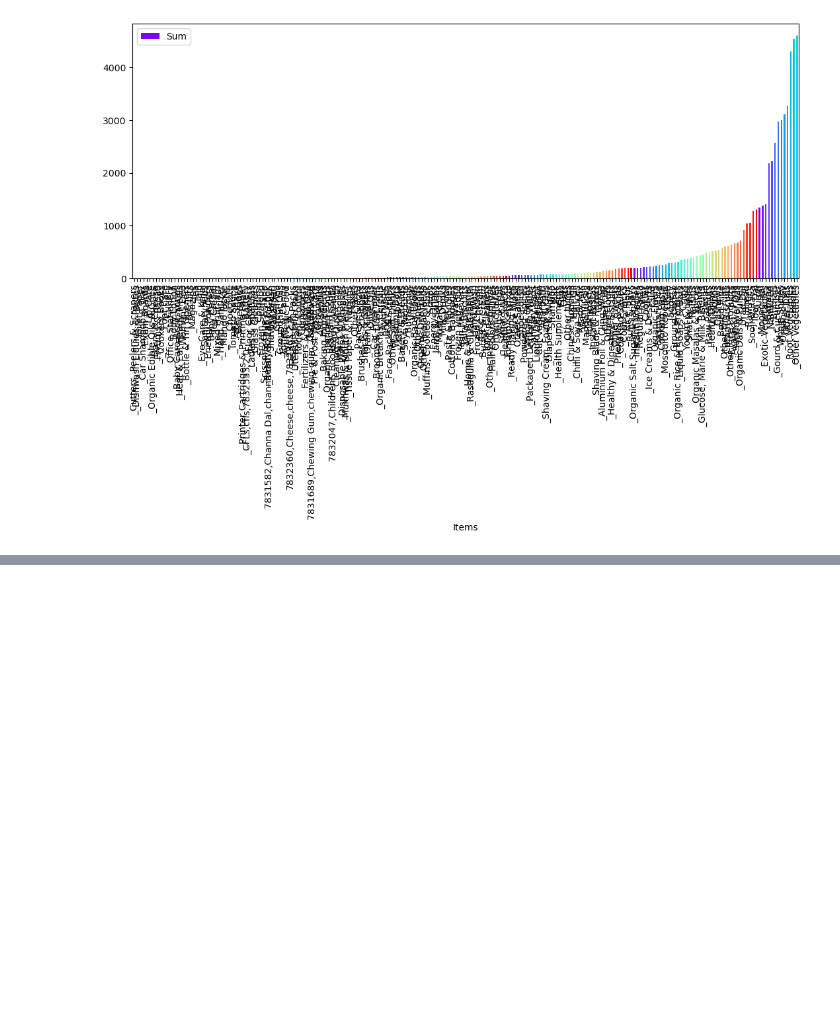
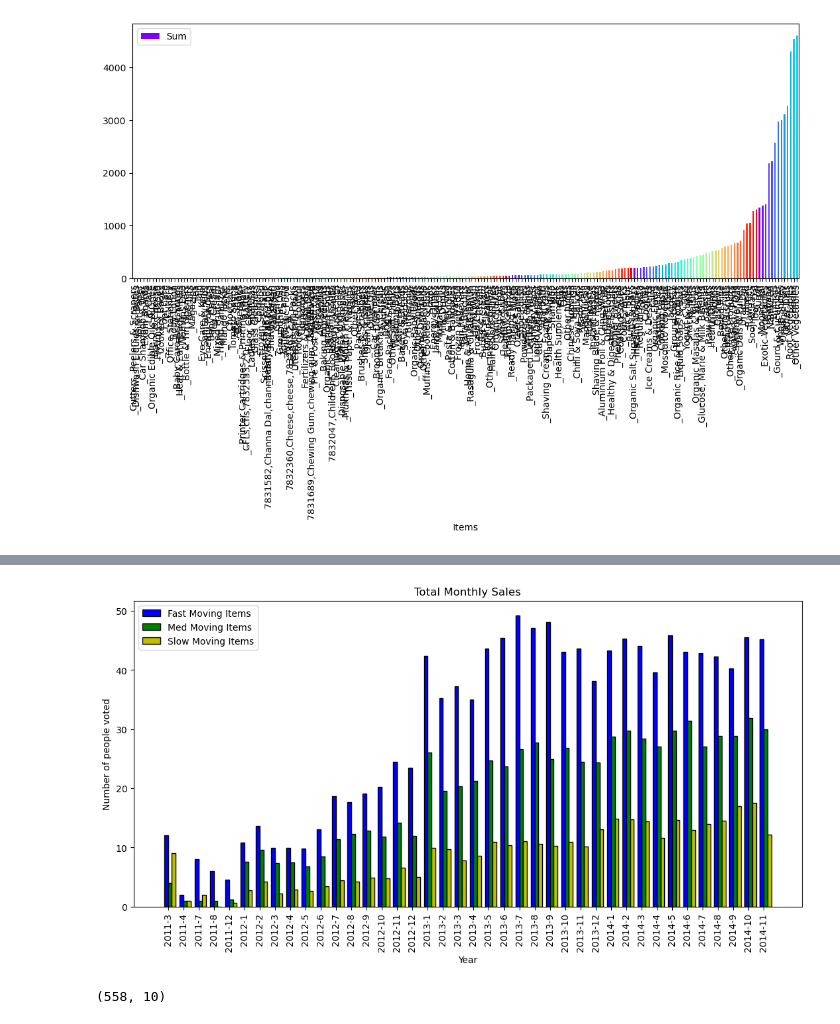
Before and after one commit to muthuganeshece/pyNotebooks, a Jupyter notebook: DataAnalysis/Business/BigBasketEDA.ipynb, the cells around one changed output, grey strips where cells are left out. Cells and saved outputs as stored; diff of their text form; code cells hidden in the pictures; blank space fills up the shorter version.

```diff
--- a/DataAnalysis/Business/BigBasketEDA.ipynb
+++ b/DataAnalysis/Business/BigBasketEDA.ipynb
@@ -243,0 +312,30 @@ array([0, 0, 0, 0, 0, 0, 0, 0, 0, 0, 0, 0, 0, 0, 0, 0, 0, 0, 0, 0, 0, 0,
+# %%
+r = np.arange(len(DateArr))
+width = 0.25
+plt.figure(figsize=(13,6))
+plt.bar(DateArr, AvgSaleFMI, color = 'b',
+        width = width, edgecolor = 'black',
+        label='Fast Moving Items')
+plt.bar(r + width, AvgSaleMMI, color = 'g',
+        width = width, edgecolor = 'black',
+        label='Med Moving Items')
+plt.bar(r + 2*width, AvgSaleSMI, color = 'y',
+        width = width, edgecolor = 'black',
+        label='Slow Moving Items')
+
+plt.xlabel("Year")
+plt.ylabel("Number of people voted")
+plt.title("Total Monthly Sales")
+
+# plt.grid(linestyle='--')
+plt.xticks(r + width/2,DateArr, rotation = 90)
+plt.legend()
+
+plt.show()
+# %% [output]
+[figure, added]
+# %%
+df_month = raw_process[((raw_process['Created On'] >= '2012-05') & (raw_process['Created On'] < '2012-06'))]
+df_month.shape
+# %% [output]
+(558, 10)
```
Also changed, not shown: parts of 21 cells of this notebook, 1 other file.
